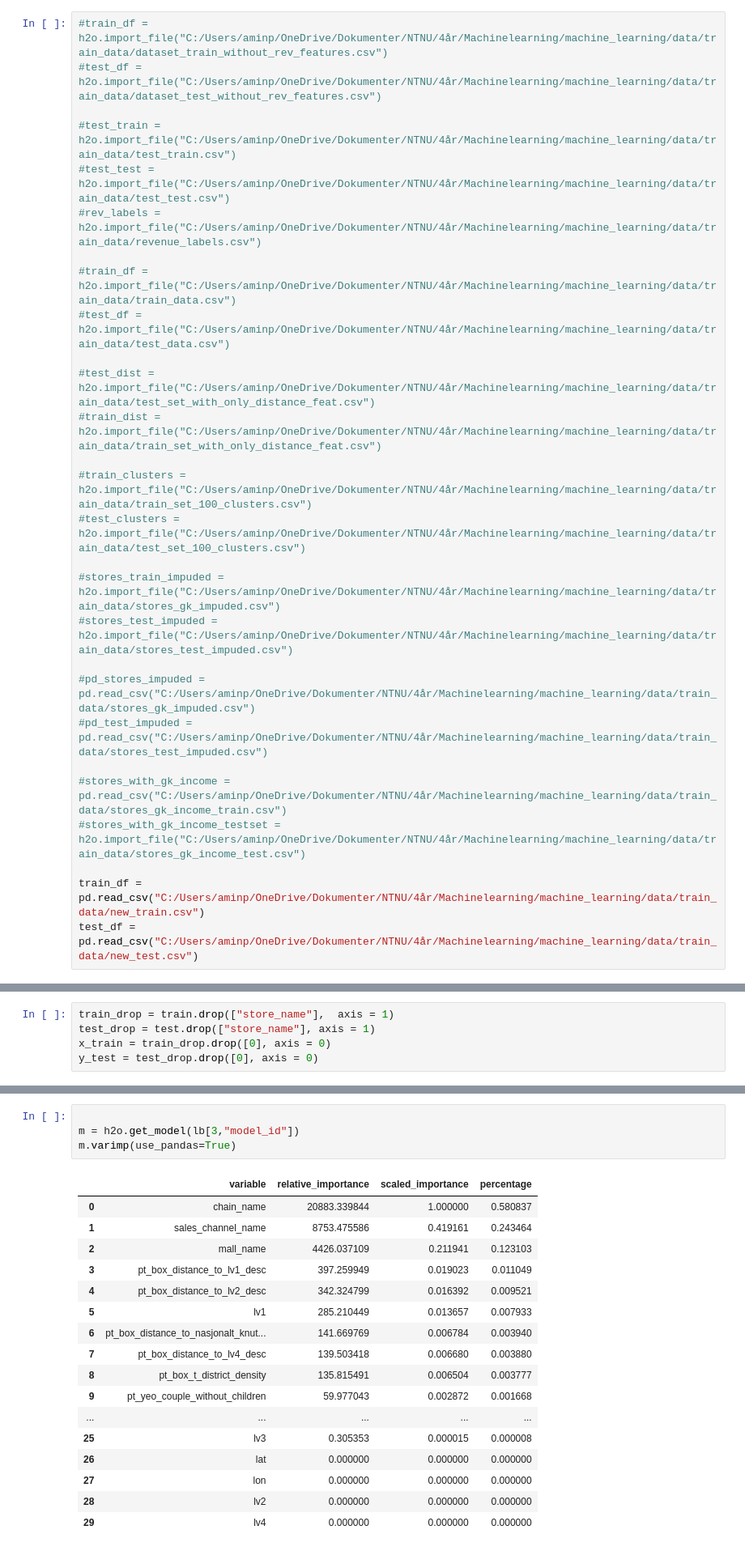
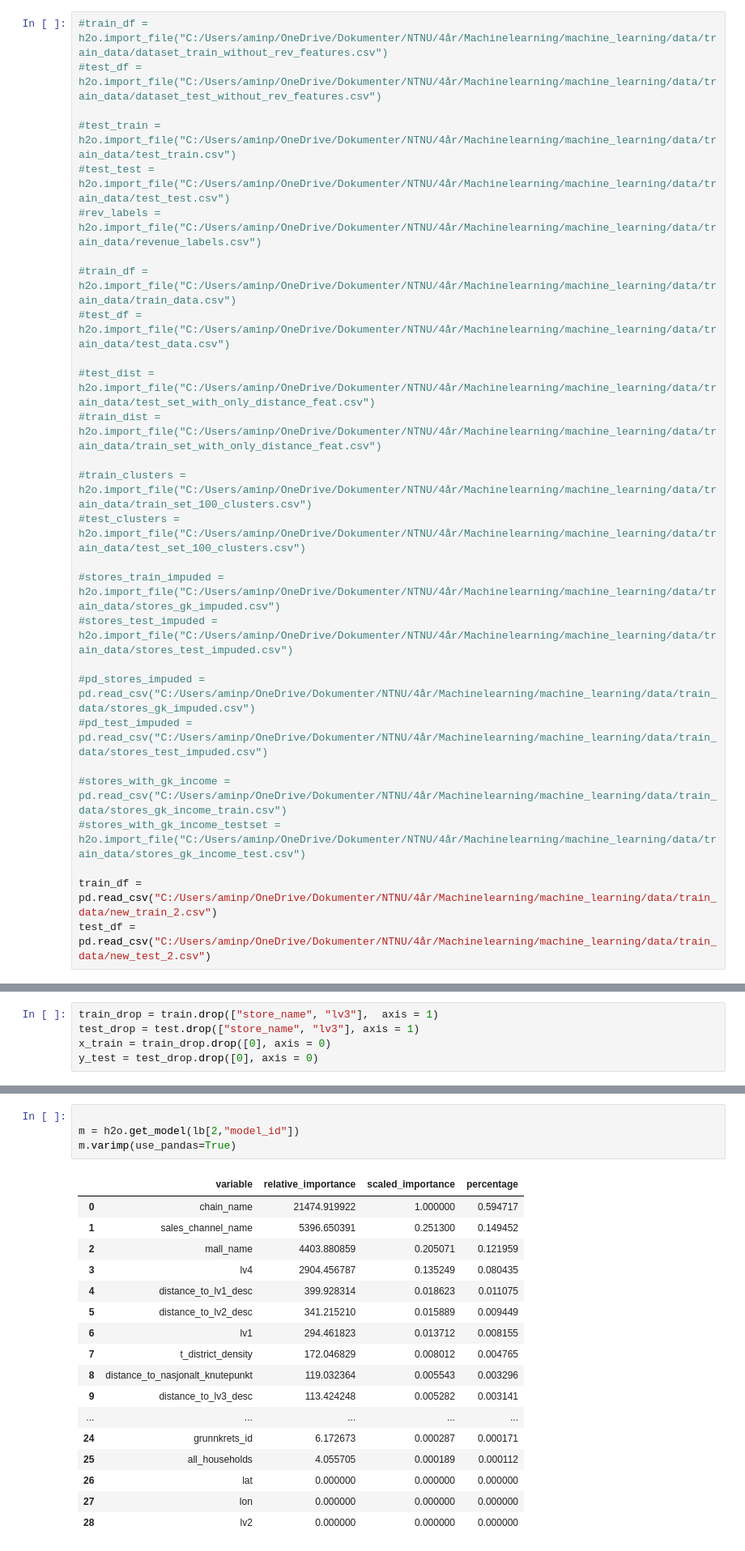
Before and after one commit to SimenQ/machine_learning, a Jupyter notebook: notebooks/Arash/h2o_model.ipynb, the cells around one changed output, grey strips where cells are left out. Shown at 81% size. Saved outputs shown, nothing was run; the diff lists cells and outputs as text.

```diff
--- a/notebooks/Arash/h2o_model.ipynb
+++ b/notebooks/Arash/h2o_model.ipynb
@@ -55,5 +55,5 @@ Checking whether there is an H2O instance running at http://localhost:54321 . co
 #stores_with_gk_income = pd.read_csv("C:/Users/aminp/OneDrive/Dokumenter/NTNU/4år/Machinelearning/machine_learning/data/train_data/stores_gk_income_train.csv")
 #stores_with_gk_income_testset = h2o.import_file("C:/Users/aminp/OneDrive/Dokumenter/NTNU/4år/Machinelearning/machine_learning/data/train_data/stores_gk_income_test.csv")
 
-train_df = pd.read_csv("C:/Users/aminp/OneDrive/Dokumenter/NTNU/4år/Machinelearning/machine_learning/data/train_data/new_train.csv")
-test_df = pd.read_csv("C:/Users/aminp/OneDrive/Dokumenter/NTNU/4år/Machinelearning/machine_learning/data/train_data/new_test.csv")
+train_df = pd.read_csv("C:/Users/aminp/OneDrive/Dokumenter/NTNU/4år/Machinelearning/machine_learning/data/train_data/new_train_2.csv")
+test_df = pd.read_csv("C:/Users/aminp/OneDrive/Dokumenter/NTNU/4år/Machinelearning/machine_learning/data/train_data/new_test_2.csv")
@@ -85,6 +89,6 @@ train
 # %%
-train_drop = train.drop(["store_name"],  axis = 1)
-test_drop = test.drop(["store_name"], axis = 1)
+train_drop = train.drop(["store_name", "lv3"],  axis = 1)
+test_drop = test.drop(["store_name", "lv3"], axis = 1)
 x_train = train_drop.drop([0], axis = 0)
 y_test = test_drop.drop([0], axis = 0)
 # %%
@@ -147,26 +164,26 @@ lb
 [12 rows x 9 columns]
 # %%
 
-m = h2o.get_model(lb[3,"model_id"])
+m = h2o.get_model(lb[2,"model_id"])
 m.varimp(use_pandas=True)
 # %% [output]
 |  | variable | relative_importance | scaled_importance | percentage |
-| 0 | chain_name | 20883.339844 | 1.000000 | 0.580837 |
-| 1 | sales_channel_name | 8753.475586 | 0.419161 | 0.243464 |
-| 2 | mall_name | 4426.037109 | 0.211941 | 0.123103 |
-| 3 | pt_box_distance_to_lv1_desc | 397.259949 | 0.019023 | 0.011049 |
-| 4 | pt_box_distance_to_lv2_desc | 342.324799 | 0.016392 | 0.009521 |
-| 5 | lv1 | 285.210449 | 0.013657 | 0.007933 |
-| 6 | pt_box_distance_to_nasjonalt_knut... | 141.669769 | 0.006784 | 0.003940 |
-| 7 | pt_box_distance_to_lv4_desc | 139.503418 | 0.006680 | 0.003880 |
-| 8 | pt_box_t_district_density | 135.815491 | 0.006504 | 0.003777 |
-| 9 | pt_yeo_couple_without_children | 59.977043 | 0.002872 | 0.001668 |
+| 0 | chain_name | 21474.919922 | 1.000000 | 0.594717 |
+| 1 | sales_channel_name | 5396.650391 | 0.251300 | 0.149452 |
+| 2 | mall_name | 4403.880859 | 0.205071 | 0.121959 |
+| 3 | lv4 | 2904.456787 | 0.135249 | 0.080435 |
+| 4 | distance_to_lv1_desc | 399.928314 | 0.018623 | 0.011075 |
+| 5 | distance_to_lv2_desc | 341.215210 | 0.015889 | 0.009449 |
+| 6 | lv1 | 294.461823 | 0.013712 | 0.008155 |
+| 7 | t_district_density | 172.046829 | 0.008012 | 0.004765 |
+| 8 | distance_to_nasjonalt_knutepunkt | 119.032364 | 0.005543 | 0.003296 |
+| 9 | distance_to_lv3_desc | 113.424248 | 0.005282 | 0.003141 |
 | ... | ... | ... | ... | ... |
-| 25 | lv3 | 0.305353 | 0.000015 | 0.000008 |
+| 24 | grunnkrets_id | 6.172673 | 0.000287 | 0.000171 |
+| 25 | all_households | 4.055705 | 0.000189 | 0.000112 |
 | 26 | lat | 0.000000 | 0.000000 | 0.000000 |
 | 27 | lon | 0.000000 | 0.000000 | 0.000000 |
 | 28 | lv2 | 0.000000 | 0.000000 | 0.000000 |
-| 29 | lv4 | 0.000000 | 0.000000 | 0.000000 |
 # %%
 
 best_model = aml.get_best_model()
```
Also changed, not shown: parts of 9 cells of this notebook, 8 other files.
